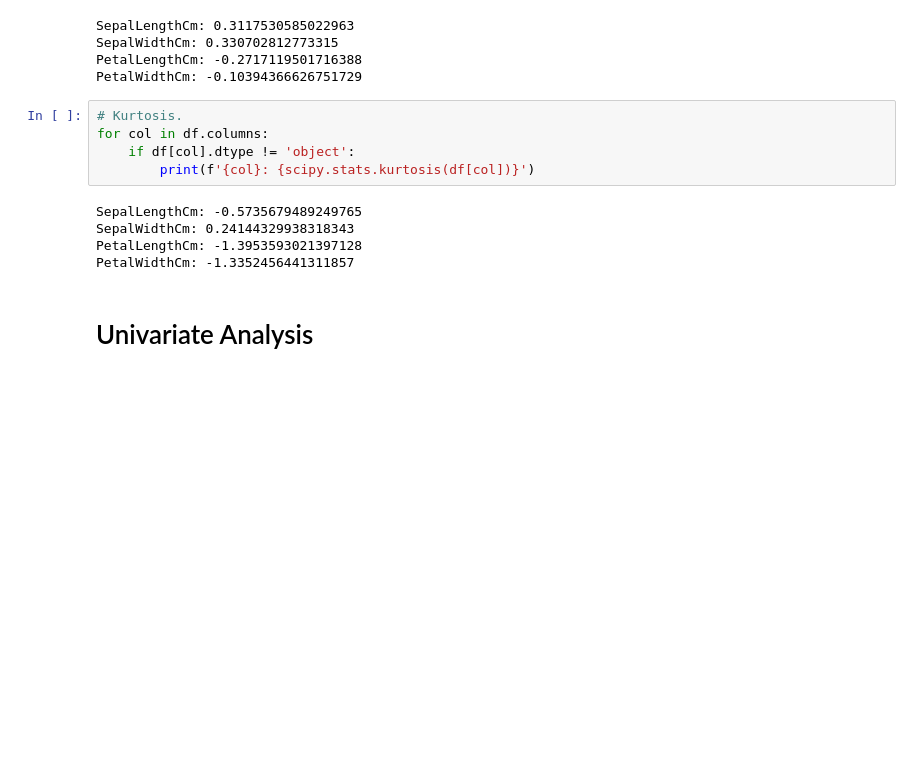
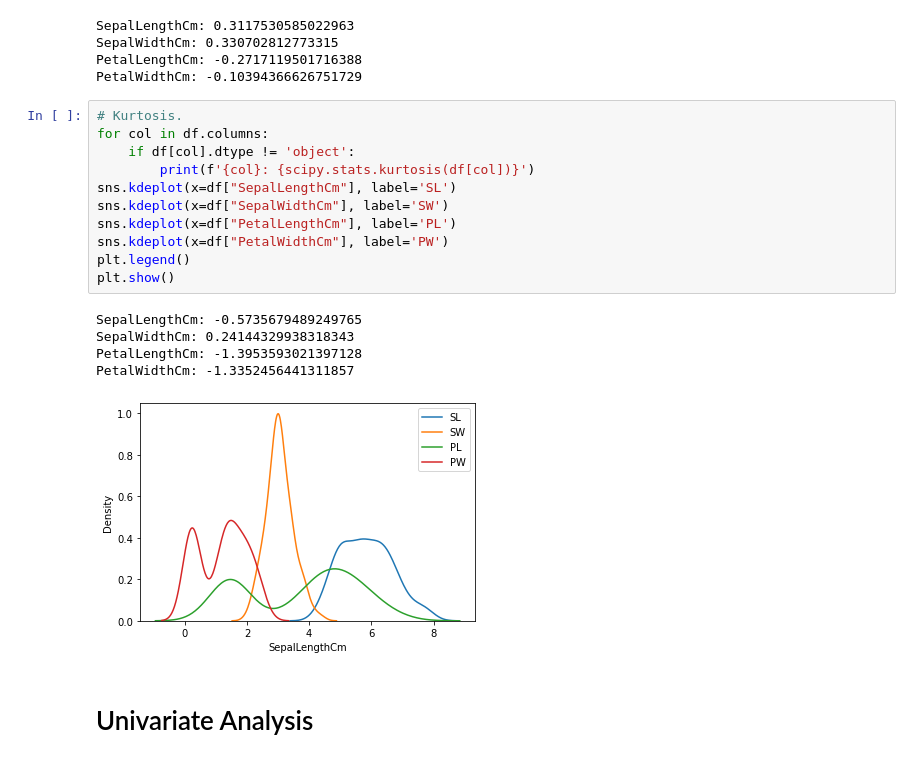
Before and after one commit to amisijlak/Africa-Data-School, a Jupyter notebook: 19 Exploratory Data Analysis(EDA)/Exploratory Data Analysis (EDA).ipynb, the cells around one changed output. Cells and saved outputs as stored; diff of their text form; blank space fills up the shorter version.

```diff
--- a/19 Exploratory Data Analysis(EDA)/Exploratory Data Analysis (EDA).ipynb
+++ b/19 Exploratory Data Analysis(EDA)/Exploratory Data Analysis (EDA).ipynb
@@ -81,13 +81,20 @@ PetalWidthCm: -0.10394366626751729
 # %%
 # Kurtosis.
 for col in df.columns:
     if df[col].dtype != 'object':
         print(f'{col}: {scipy.stats.kurtosis(df[col])}')
+sns.kdeplot(x=df["SepalLengthCm"], label='SL')
+sns.kdeplot(x=df["SepalWidthCm"], label='SW')
+sns.kdeplot(x=df["PetalLengthCm"], label='PL')
+sns.kdeplot(x=df["PetalWidthCm"], label='PW')
+plt.legend()
+plt.show()
 # %% [output]
 SepalLengthCm: -0.5735679489249765
 SepalWidthCm: 0.24144329938318343
 PetalLengthCm: -1.3953593021397128
 PetalWidthCm: -1.3352456441311857
+[figure, added]
 # %% [markdown]
 # Univariate Analysis
 # %% [markdown]
```
Also changed, not shown: parts of 7 cells of this notebook, 10 other files.
